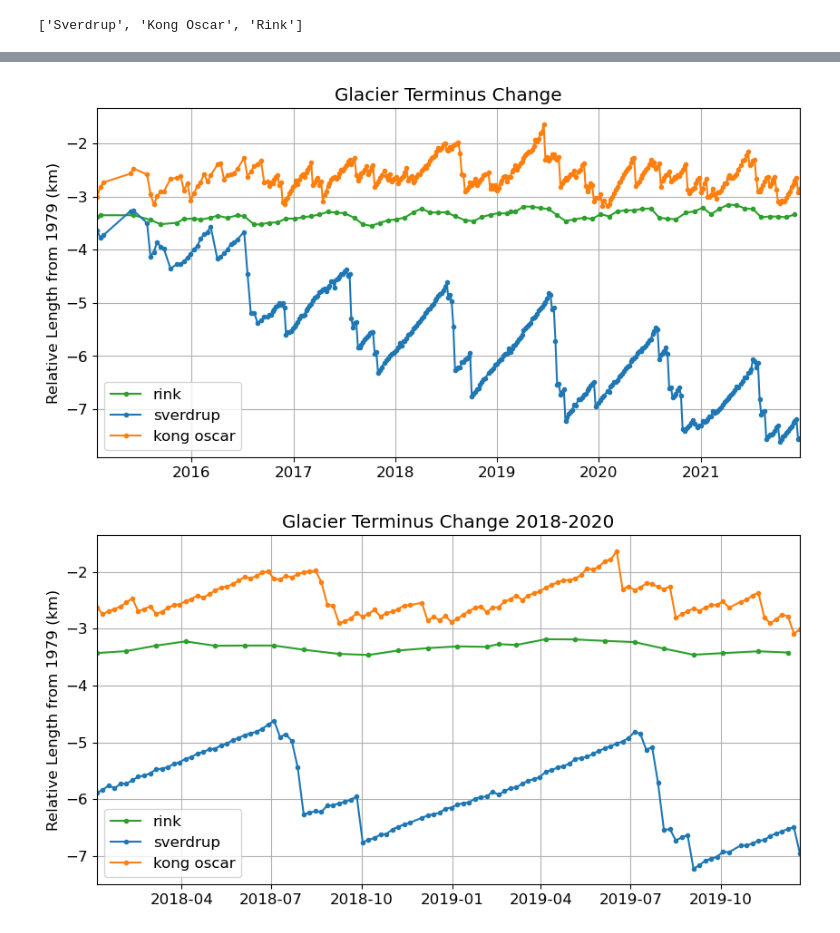
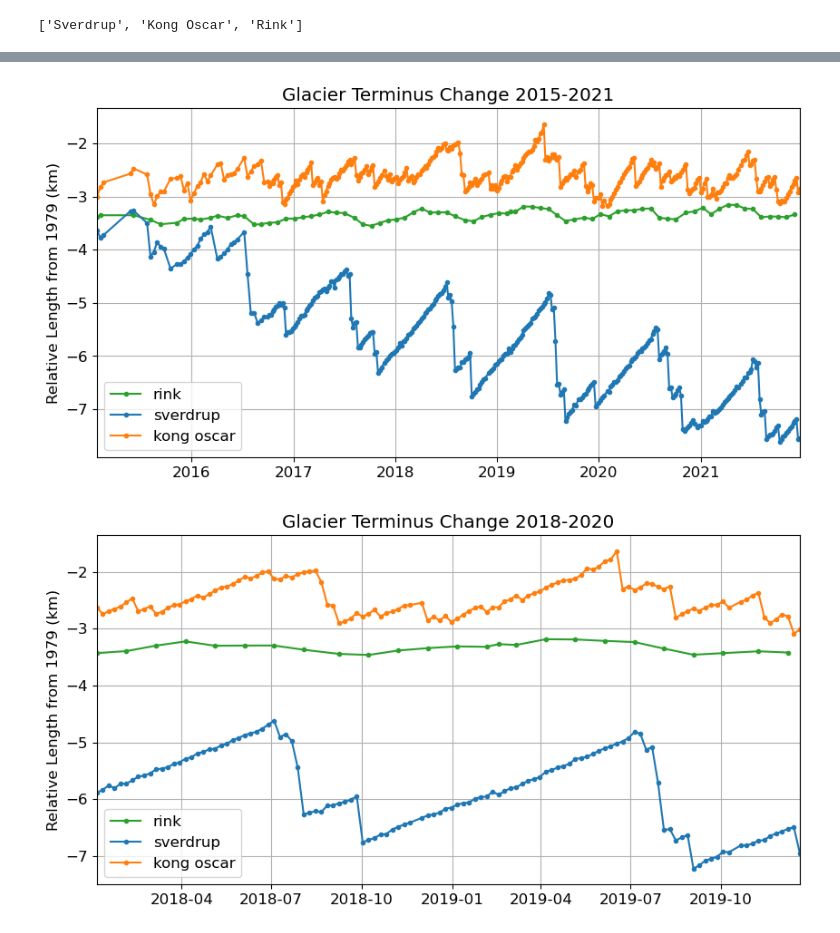
Before and after one commit to mjzahn/OMG_narwhals_habitat-model, a Jupyter notebook: Exploratory plots.ipynb, the cells around one changed output, grey strips where cells are left out. Saved outputs shown, nothing was run; the diff lists cells and outputs as text; code cells hidden in the pictures.

```diff
--- a/Exploratory plots.ipynb
+++ b/Exploratory plots.ipynb
@@ -116,3 +135,16 @@ plt.yticks([])
 plt.title('Fisher Islands/Rink 2019-2020 Aural narwhal detections');
 # %% [output]
 [figure]
+# %%
+plt.rcParams["figure.figsize"] = (10,1)
+plt.rcParams['font.size'] = 10
+
+for xcoord in fisher_ST_narwhal_dates:
+    plt.axvline(x=xcoord, color='k')
+plt.xlim(fisher_ST_dates_array[0], fisher_ST_dates_array[-1])
+for xcoord in fisher_aural_narwhal_dates:
+    plt.axvline(x=xcoord, color='tab:blue')
+plt.xlim(fisher_aural_dates_array[0], fisher_aural_dates_array[-1])
+plt.yticks([])
+plt.xticks(rotation = 20, horizontalalignment='right')
+plt.title('Fisher Islands/Rink 2019-2020 narwhal detections');
@@ -132,12 +166,17 @@ print(rink_aural_narwhal_det_array.sum())
 ### Plot glacier length and area
 # %%
 # Plot glacier data from Taryn - csv spreadsheet
-glacier_data_xl = pd.ExcelFile("D:/Habitat_model_data/glacier_terminus/glacier_data_seasonal.xlsx")
+glacier_annual_xl = pd.ExcelFile("D:/Habitat_model_data/glacier_terminus/glacier_data.xlsx")
+glacier_seasonal_xl = pd.ExcelFile("D:/Habitat_model_data/glacier_terminus/glacier_data_seasonal.xlsx")
 
-print(glacier_data_xl.sheet_names)
+print(glacier_seasonal_xl.sheet_names)
 
-sver_df = glacier_data_xl.parse(glacier_data_xl.sheet_names[0])
-ko_df = glacier_data_xl.parse(glacier_data_xl.sheet_names[1])
-rink_df = glacier_data_xl.parse(glacier_data_xl.sheet_names[2])
+sver_annual_df = glacier_annual_xl.parse(glacier_annual_xl.sheet_names[0])
+ko_annual_df   = glacier_annual_xl.parse(glacier_annual_xl.sheet_names[1])
+rink_annual_df = glacier_annual_xl.parse(glacier_annual_xl.sheet_names[2])
+
+sver_seasonal_df = glacier_seasonal_xl.parse(glacier_seasonal_xl.sheet_names[0])
+ko_seasonal_df   = glacier_seasonal_xl.parse(glacier_seasonal_xl.sheet_names[1])
+rink_seasonal_df = glacier_seasonal_xl.parse(glacier_seasonal_xl.sheet_names[2])
 # %% [output]
 ['Sverdrup', 'Kong Oscar', 'Rink']
@@ -199,22 +222,22 @@ Name: date, dtype: datetime64[ns]
 # %%
 plt.rcParams["figure.figsize"] = (10,5)
 plt.rcParams['font.size'] = 12
 
-plt.plot(rink_df.date[37:], rink_df['length (km)'][37:]-rink_df['length (km)'][0], '-o', markersize=3, label='rink', color='tab:green')
-plt.plot(sver_df.date[34:], sver_df['length (km)'][34:]-sver_df['length (km)'][0], '-o', markersize=3, label='sverdrup', color='tab:blue')
-plt.plot(ko_df.date[35:], ko_df['length (km)'][35:]-ko_df['length (km)'][0], '-o', markersize=3, label='kong oscar', color='tab:orange')
+plt.plot(rink_seasonal_df.date[37:], rink_seasonal_df['length (km)'][37:]-rink_seasonal_df['length (km)'][0], '-o', markersize=3, label='rink', color='tab:green')
+plt.plot(sver_seasonal_df.date[34:], sver_seasonal_df['length (km)'][34:]-sver_seasonal_df['length (km)'][0], '-o', markersize=3, label='sverdrup', color='tab:blue')
+plt.plot(ko_seasonal_df.date[35:], ko_seasonal_df['length (km)'][35:]-ko_seasonal_df['length (km)'][0], '-o', markersize=3, label='kong oscar', color='tab:orange')
 
-plt.title('Glacier Terminus Change')
+plt.title('Glacier Terminus Change 2015-2021')
 plt.ylabel("Relative Length from 1979 (km)")
 # years = pd.period_range(np.datetime64('1973'), freq='2Y', periods=49).strftime('%Y').tolist()
 # plt.xticks(years, years, rotation=45, horizontalalignment = 'center')
 plt.legend()
 plt.margins(x=0)
 plt.grid()
 
 # plt.savefig("figures/Glacier_plots/glacier_length.png", bbox_inches='tight', dpi=300, facecolor='white')
 # %% [output]
-[figure, old version]
+[figure, new version]
 # %%
 plt.rcParams["figure.figsize"] = (10,5)
 plt.rcParams['font.size'] = 12
```
Also changed, not shown: parts of 17 cells of this notebook.
